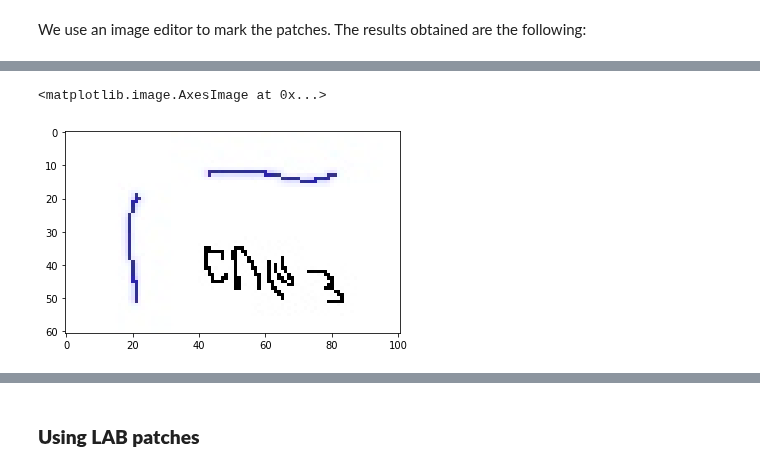
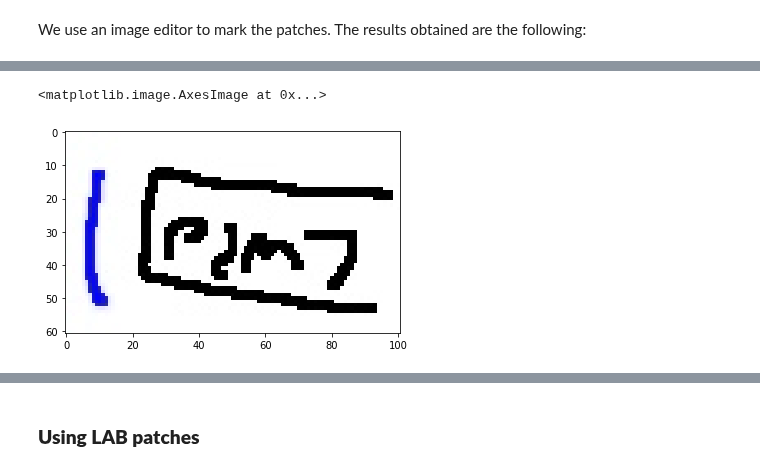
Before and after one commit to aissahm/image_analysis, a Jupyter notebook: task3.ipynb, the cells around one changed output, grey strips where cells are left out. Cells and saved outputs as stored; diff of their text form; code cells hidden in the pictures.

```diff
--- a/task3.ipynb
+++ b/task3.ipynb
@@ -581,6 +585,6 @@ time: 166 ms (started: 2021-01-09 21:45:13 +00:00)
 # %%
-img = cv2.imread('/content/2markers.jpg',3) # reads image 'opencv-logo.png' as grayscale
+img = cv2.imread('/content/imageslabels/orig_0035_172_140_100_60_1_2markers.jpg',3) # reads image 'opencv-logo.png' as grayscale
 plt.imshow(img, cmap='gray')
 # %% [output]
 <matplotlib.image.AxesImage at 0x...>
-[figure, old version]
+[figure, new version]
```
Also changed, not shown: parts of 32 cells of this notebook.
